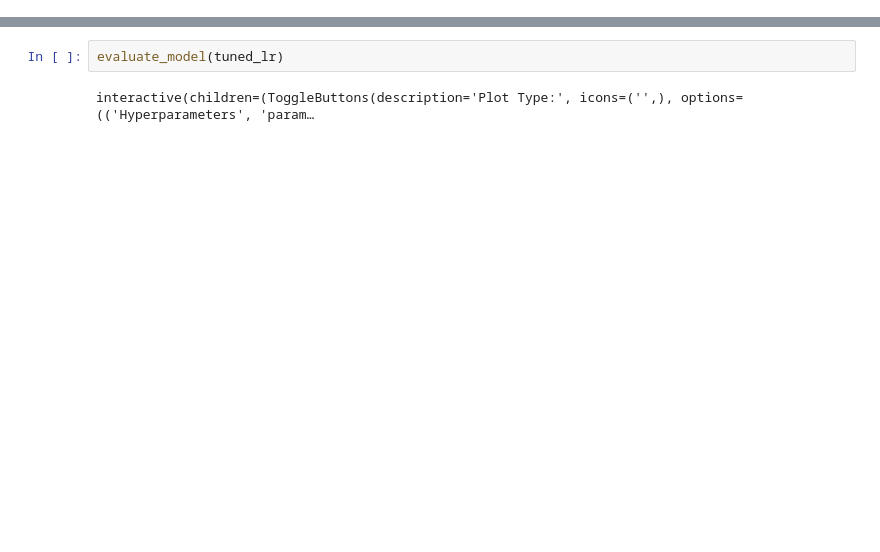
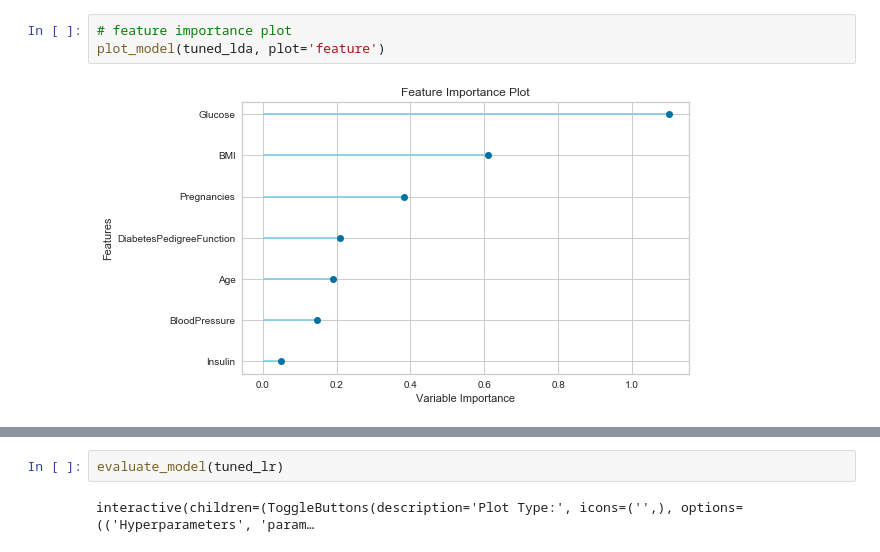
Before and after one commit to koayst/pycaret_pima-indians-diabetes, a Jupyter notebook: PyCaret-Pima-Indians-Diabetes.ipynb, the cells around one changed output, grey strips where cells are left out. Saved outputs shown, nothing was run; the diff lists cells and outputs as text; blank space fills up the shorter version.

```diff
--- a/PyCaret-Pima-Indians-Diabetes.ipynb
+++ b/PyCaret-Pima-Indians-Diabetes.ipynb
@@ -149,0 +193,5 @@ plot_model(tuned_lr, plot='confusion_matrix')
+# %%
+# feature importance plot
+plot_model(tuned_lda, plot='feature')
+# %% [output]
+[figure, added]
```
Also changed, not shown: parts of 41 cells of this notebook.
